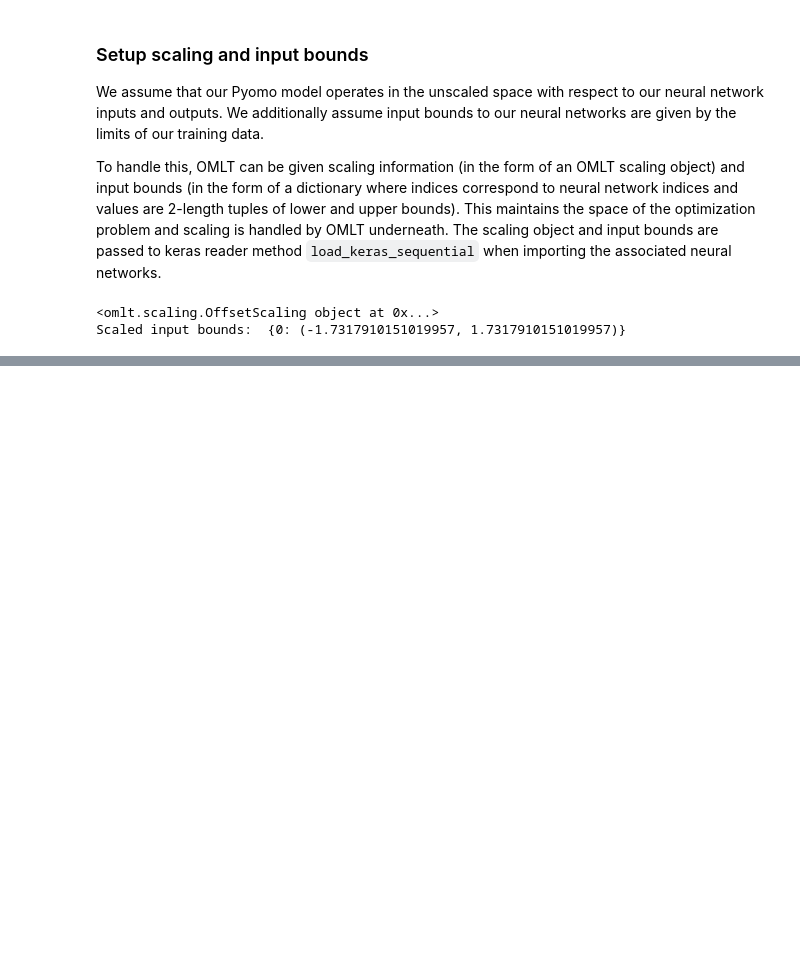
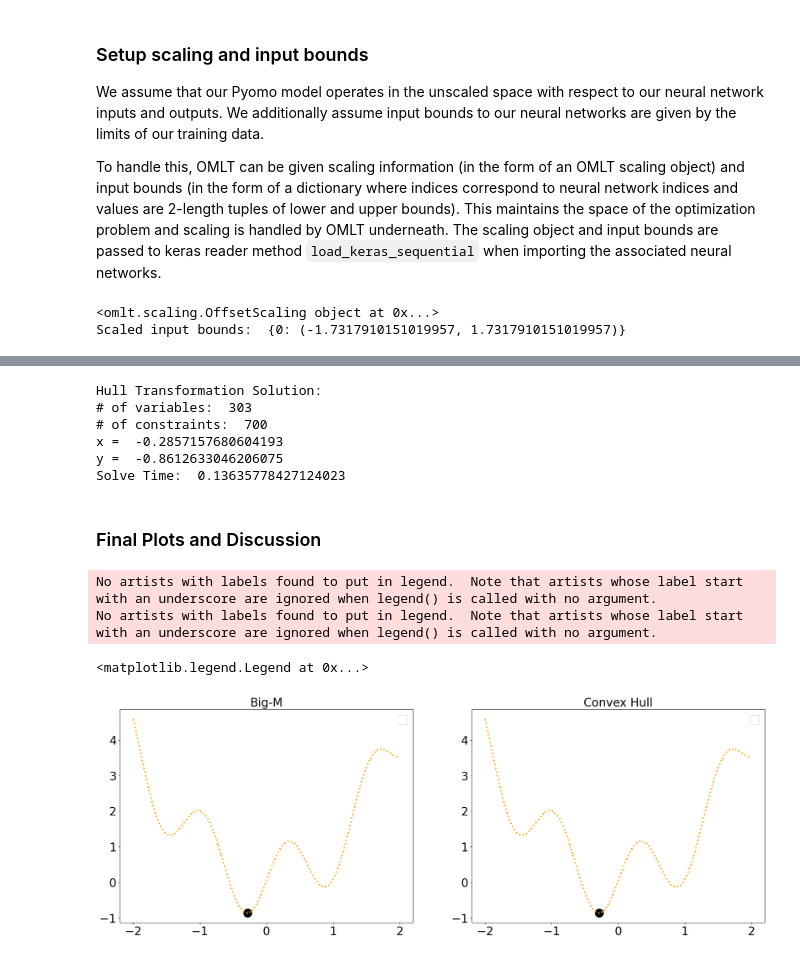
Before and after one commit to cog-imperial/OMLT, a Jupyter notebook: docs/notebooks/linear_trees/linear_tree_formulations.ipynb, the cells around one changed output, grey strips where cells are left out. Cells and saved outputs as stored; diff of their text form; code cells hidden in the pictures; blank space fills up the shorter version.

Commit message:
Added Notebook for Linear Tree in Docs

```diff
--- a/docs/notebooks/linear_trees/linear_tree_formulations.ipynb
+++ b/docs/notebooks/linear_trees/linear_tree_formulations.ipynb
@@ -188,6 +181,6 @@ def connect_outputs(mdl):
     return mdl.y == mdl.lt.outputs[0]
 
 #solve the model and query the solution
-status_1_lt = pyo.SolverFactory('gurobi').solve(model1, tee=True)
-solution_1_lt = (pyo.value(model1.x),pyo.value(model1.y))
+status_1_bigm = pyo.SolverFactory('gurobi').solve(model1, tee=True)
+solution_1_bigm = (pyo.value(model1.x),pyo.value(model1.y))
 # %% [output]
@@ -246,0 +221,26 @@ plt.legend()
+# %%
+#create a pyomo model with variables x and y
+model2 = pyo.ConcreteModel()
+model2.x = pyo.Var(initialize = 0)
+model2.y = pyo.Var(initialize = 0)
+model2.obj = pyo.Objective(expr=(model2.y))
+
+#create an OmltBlock
+model2.lt = OmltBlock()
+
+#use the reduced-space formulation
+formulation2_lt = LinearTreeGDPFormulation(ltmodel, transformation='hull')
+model2.lt.build_formulation(formulation2_lt)
+
+#connect pyomo variables to the neural network
+@model2.Constraint()
+def connect_inputs(mdl):
+    return mdl.x == mdl.lt.inputs[0]
+
+@model2.Constraint()
+def connect_outputs(mdl):
+    return mdl.y == mdl.lt.outputs[0]
+
+#solve the model and query the solution
+status_2_hull = pyo.SolverFactory('gurobi').solve(model2, tee=True)
+solution_2_hull = (pyo.value(model2.x),pyo.value(model2.y))
@@ -246,0 +265,37 @@ plt.legend()
+# %%
+#print out model size and solution values
+print("Hull Transformation Solution:")
+print("# of variables: ",model2.nvariables())
+print("# of constraints: ",model2.nconstraints())
+print("x = ", solution_2_hull[0])
+print("y = ", solution_2_hull[1])
+print("Solve Time: ", status_2_hull['Solver'][0]['Time'])
+# %% [output]
+Hull Transformation Solution:
+# of variables:  303
+# of constraints:  700
+x =  -0.2857157680604193
+y =  -0.8612633046206075
+Solve Time:  0.13635778427124023
+# %% [markdown]
+### Final Plots and Discussion
+# %%
+#create a plot with 3 subplots
+fig,axs = plt.subplots(1,2,figsize = (24,8))
+
+#Big-M Transformation
+axs[0].plot(x,y_predict_lt,linewidth = 3.0,linestyle="dotted",color = "orange")
+axs[0].set_title("Big-M")
+axs[0].scatter([solution_1_bigm[0]],[solution_1_bigm[1]],color = "black",s = 300)
+axs[0].legend()
+
+# Hull Transformation
+axs[1].plot(x,y_predict_lt,linewidth = 3.0,linestyle="dotted",color = "orange")
+axs[1].set_title("Convex Hull")
+axs[1].scatter([solution_2_hull[0]],[solution_2_hull[1]],color = "black",s = 300)
+axs[1].legend()
+# %% [output]
+No artists with labels found to put in legend.  Note that artists whose label start with an underscore are ignored when legend() is called with no argument.
+No artists with labels found to put in legend.  Note that artists whose label start with an underscore are ignored when legend() is called with no argument.
+<matplotlib.legend.Legend at 0x...>
+[figure, added]
```
Also changed, not shown: parts of 10 cells of this notebook, 1 other file.
